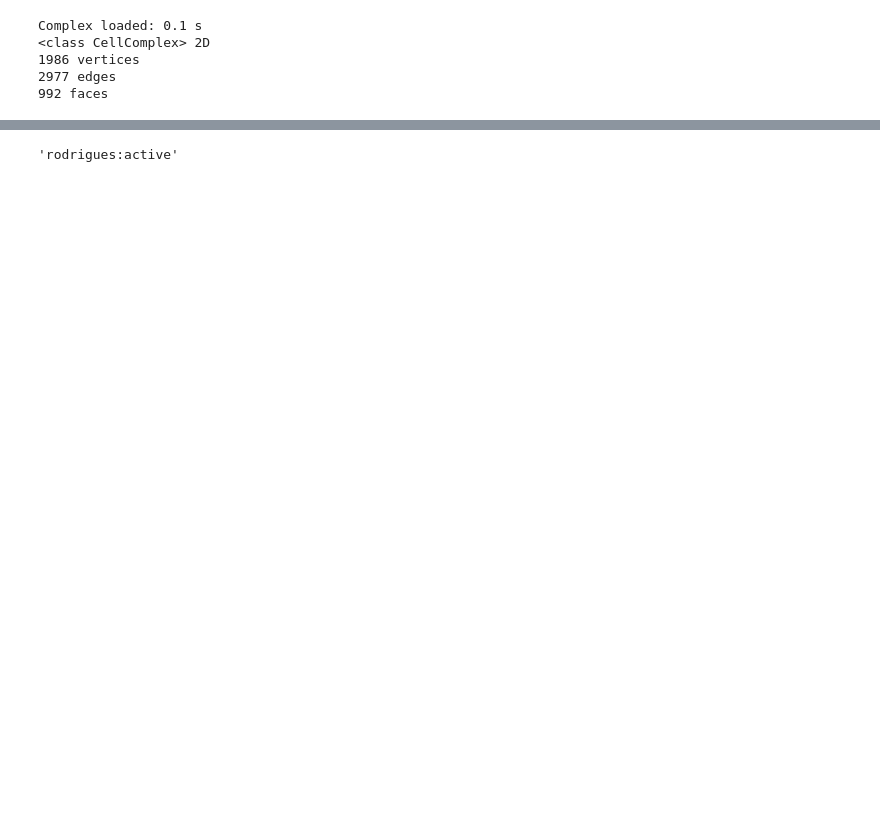
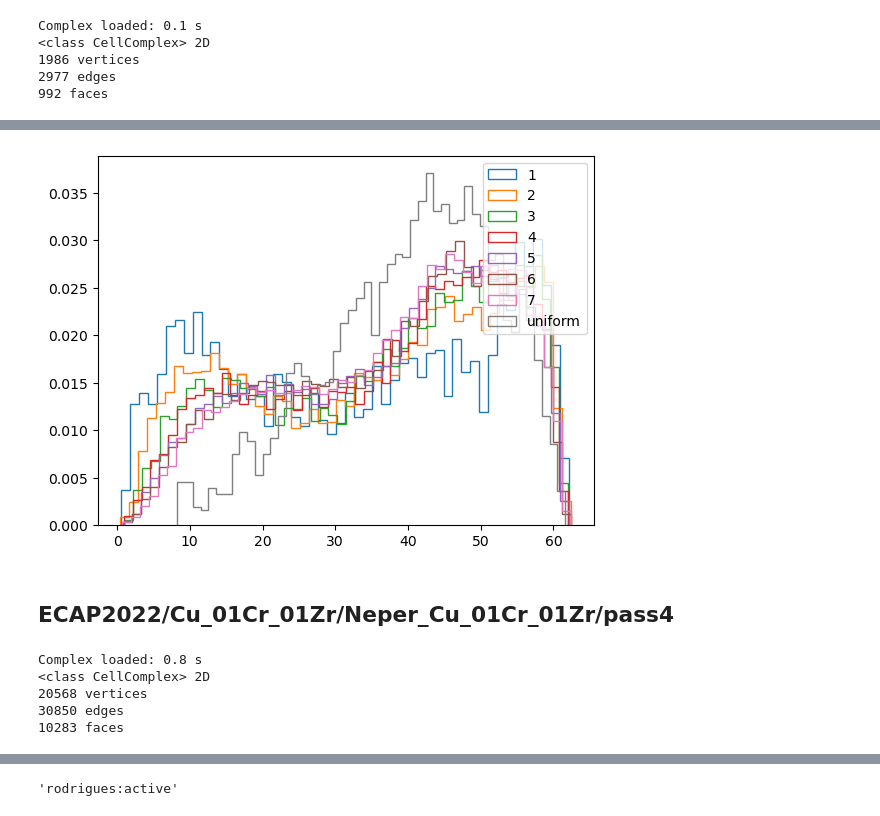
Before and after one commit to PRISBteam/Voronoi_PCC_Analyser, a Jupyter notebook: Disorientations.ipynb, the cells around one changed output, grey strips where cells are left out. Saved outputs shown, nothing was run; the diff lists cells and outputs as text; code cells hidden in the pictures; blank space fills up the shorter version.

```diff
--- a/Disorientations.ipynb
+++ b/Disorientations.ipynb
@@ -73,0 +86,2 @@ Complex loaded: 0.1 s
+# %%
+c1.set_theta_from_ori()
@@ -73,0 +108,7 @@ Complex loaded: 0.1 s
+# %%
+c = c1
+angles = []
+st = time.time()
+for i in range(1, c.n_max_order + 1):
+    angles.append(c.get_neighbor_dis_angles(i))
+    print(i, len(angles[i - 1]), round(time.time() - st, 2), 's')
@@ -73,0 +123,21 @@ Complex loaded: 0.1 s
+# %%
+for i in range(len(angles)):
+    plt.hist(angles[i], bins=50, density=True, histtype='step', label=str(i+1))
+plt.hist(rand_dis[rand_dis!=-1], bins=50, density=True, histtype='step', label='uniform')
+plt.legend()
+plt.show()
+# %% [output]
+[figure, added]
+# %% [markdown]
+## ECAP2022/Cu_01Cr_01Zr/Neper_Cu_01Cr_01Zr/pass4
+# %%
+filename = 'Experimental_Data/ECAP2022/Cu_01Cr_01Zr/Neper_Cu_01Cr_01Zr/pass4/pass4.tess'
+# theta_file = 'tests/test_data/pass_1_misorientation.txt'
+c4 = base.CellComplex.from_tess_file(filename, with_measures=False, with_theta=False, theta_file=None, lower_thrd=None, upper_thrd=None)
+print(c4)
+# %% [output]
+Complex loaded: 0.8 s
+<class CellComplex> 2D
+20568 vertices
+30850 edges
+10283 faces
```
Also changed, not shown: parts of 32 cells of this notebook, 1 other file.
